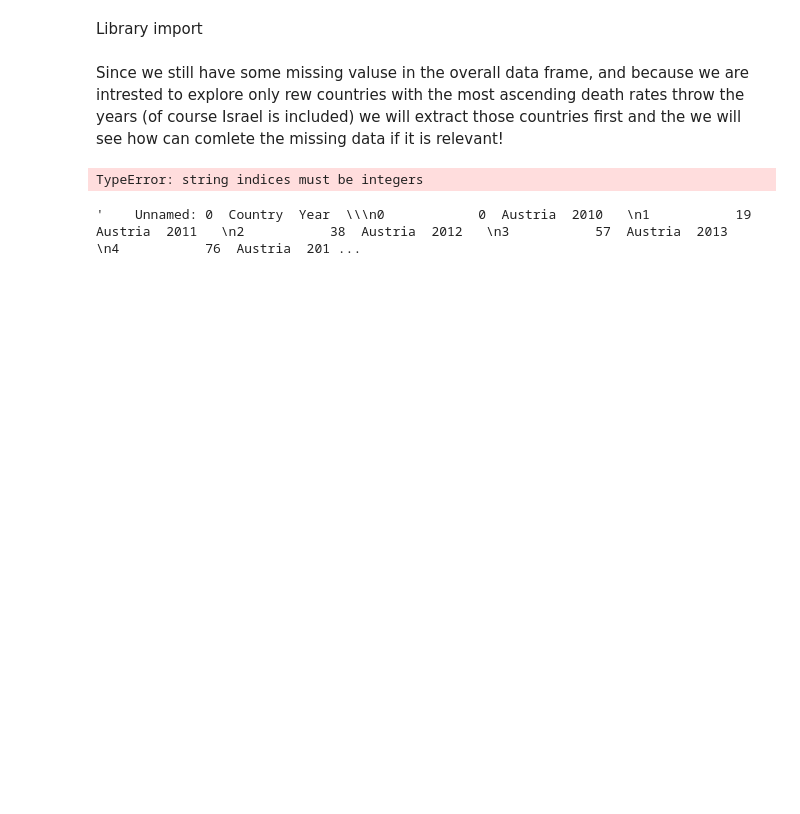
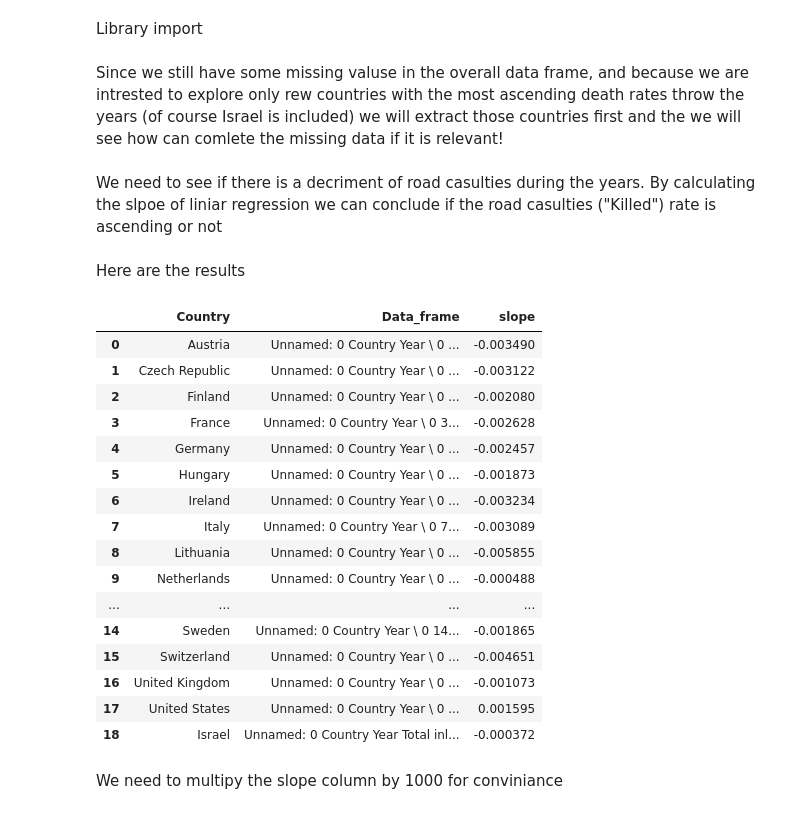
Before and after one commit to zeevSozin/data-science-project, a Jupyter notebook: EDA.ipynb, the cells around one changed output. Drawn from its saved outputs; the diff is of its cells as text; code cells hidden in the pictures; blank space fills up the shorter version.

```diff
--- a/EDA.ipynb
+++ b/EDA.ipynb
@@ -15,14 +11,40 @@ CountryDataFrame.drop(labels='Unnamed: 0',axis=1,inplace=True)
+# %%
+RelevantCountriesList=['Austria',
+ 'Czech Republic',
+ 'Finland',
+ 'France',
+ 'Germany',
+ 'Hungary',
+ 'Ireland',
+ 'Italy',
+ 'Lithuania',
+ 'Netherlands',
+ 'Norway',
+ 'Poland',
+ 'Slovenia',
+ 'Spain',
+ 'Sweden',
+ 'Switzerland',
+ 'United Kingdom',
+ 'United States',
+ 'Israel']
+# %%
+DfsList=list()
+for country in RelevantCountriesList:
+    tempDf=pd.read_csv('./CountryDataFrames/'+country+'.csv')
+    DfsList.append(tempDf)
+
+CountryVS_Dfs=pd.DataFrame({"Country":RelevantCountriesList,"Data_frame":DfsList})
+# %% [markdown]
+We need to see if there is a decriment of road casulties during the years.
+By calculating the slpoe of liniar regression we can conclude if the road casulties ("Killed") rate is ascending or not
 # %%
 slopeList=list()
-for i in CountryDataFrame.index:
-    tempDf=CountryDataFrame.iloc[i,1]
-    x=tempDf["Year"]
-    y=tempDf["Killed"]
-    slope,intercept,r,p,std_err=stats.linregress(x,y)
+for i in CountryVS_Dfs.index:
+    Df=CountryVS_Dfs.iloc[i,1]
+    countryName=CountryVS_Dfs.iloc[i,0]
+    X=Df["Year"]
+    Y=Df["Killed"]
+    Y=[j/sum(Y) for j in Y]        # normlyzing the killed value
+    slope,intercept,r,p,std_err=stats.linregress(X,Y)
     slopeList.append(slope)
-# %% [output]
-TypeError: string indices must be integers
-# %%
-tempDf
-# %% [output]
-'    Unnamed: 0  Country  Year  \\\n0            0  Austria  2010   \n1           19  Austria  2011   \n2           38  Austria  2012   \n3           57  Austria  2013   \n4           76  Austria  201 ...
@@ -28,0 +53,24 @@ tempDf
+# %% [markdown]
+Here are the results
+# %%
+CountryVS_Dfs
+# %% [output]
+|  | Country | Data_frame | slope |
+| 0 | Austria | Unnamed: 0 Country Year \ 0 ... | -0.003490 |
+| 1 | Czech Republic | Unnamed: 0 Country Year \ 0 ... | -0.003122 |
+| 2 | Finland | Unnamed: 0 Country Year \ 0 ... | -0.002080 |
+| 3 | France | Unnamed: 0 Country Year \ 0 3... | -0.002628 |
+| 4 | Germany | Unnamed: 0 Country Year \ 0 ... | -0.002457 |
+| 5 | Hungary | Unnamed: 0 Country Year \ 0 ... | -0.001873 |
+| 6 | Ireland | Unnamed: 0 Country Year \ 0 ... | -0.003234 |
+| 7 | Italy | Unnamed: 0 Country Year \ 0 7... | -0.003089 |
+| 8 | Lithuania | Unnamed: 0 Country Year \ 0 ... | -0.005855 |
+| 9 | Netherlands | Unnamed: 0 Country Year \ 0 ... | -0.000488 |
+| ... | ... | ... | ... |
+| 14 | Sweden | Unnamed: 0 Country Year \ 0 14... | -0.001865 |
+| 15 | Switzerland | Unnamed: 0 Country Year \ 0 ... | -0.004651 |
+| 16 | United Kingdom | Unnamed: 0 Country Year \ 0 ... | -0.001073 |
+| 17 | United States | Unnamed: 0 Country Year \ 0 ... | 0.001595 |
+| 18 | Israel | Unnamed: 0 Country Year Total inl... | -0.000372 |
+# %% [markdown]
+We need to multipy the slope column by 1000 for conviniance
```
Also changed, not shown: parts of 12 cells of this notebook, 1 other file.
